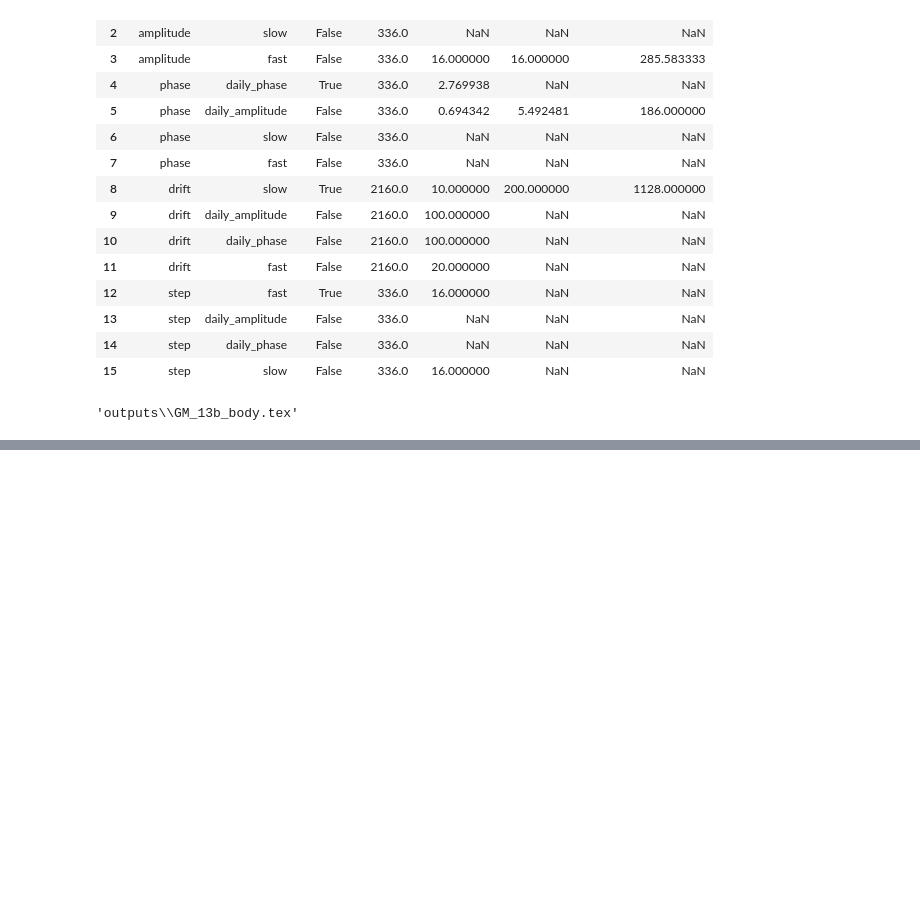
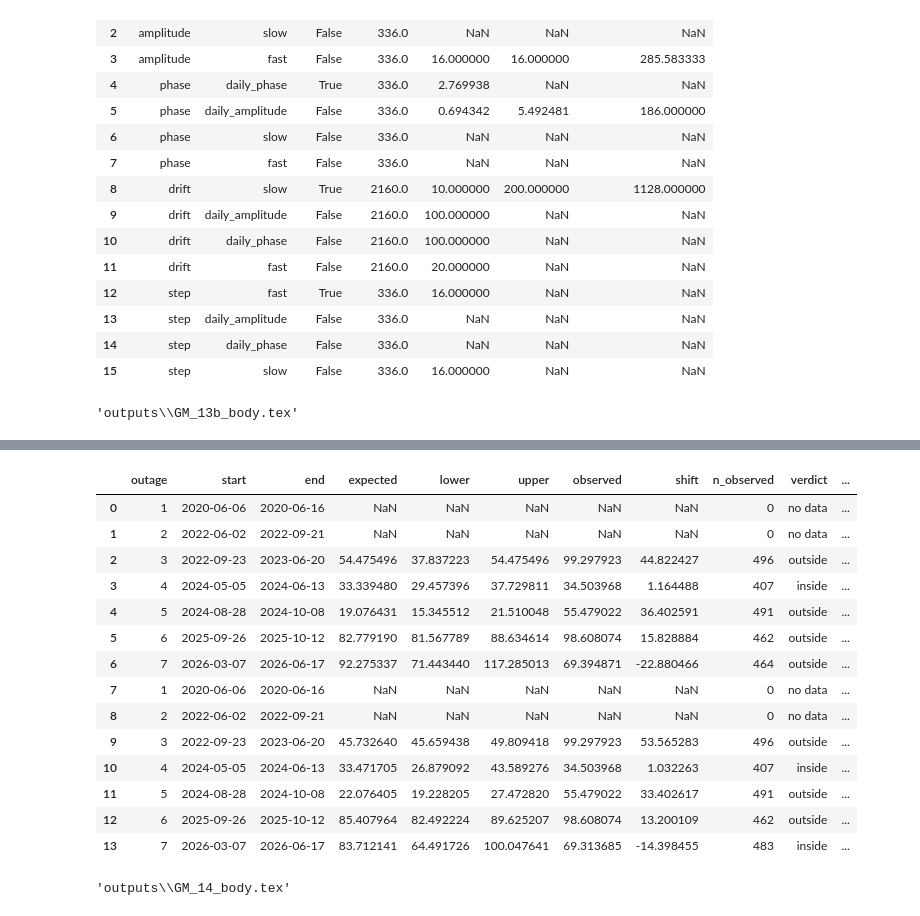
Before and after one commit to eugeniomoreira-iaud/neuralprophet-shm, a Jupyter notebook: studies/05_greybox_monitoring/greybox_monitoring_study.ipynb, the cells around one changed output, grey strips where cells are left out. Drawn from its saved outputs; the diff is of its cells as text; code cells hidden in the pictures; blank space fills up the shorter version.

```diff
--- a/studies/05_greybox_monitoring/greybox_monitoring_study.ipynb
+++ b/studies/05_greybox_monitoring/greybox_monitoring_study.ipynb
@@ -2088,0 +2122,40 @@ tables.write_table(thresholds, str(OUTPUT_DIR / 'GM_13b_body.tex'),
+# %%
+bridge_rows, bridge_paths = [], []
+for name in BRIDGE_SETS:
+    block = def_frames[name]
+    table, paths = prediction.outage_bridge(
+        None, block, OUTAGES, settle_days=OUTAGE_SETTLE_DAYS,
+        window_days=OUTAGE_WINDOW_DAYS, regressors=('tair', 'rh', 'sr'),
+        min_train=MIN_TRAIN, n_jobs=N_JOBS, epochs=EPOCHS, freq=NATIVE_FREQ,
+        growth='linear', n_changepoints=N_CHANGEPOINTS,
+        changepoints_range=CHANGEPOINTS_RANGE, trend_reg=TREND_REG,
+        yearly_order=YEARLY_ORDER, daily_order=DAILY_ORDER,
+        conditional_seasonality=CONDITIONS, quantiles=QUANTILES, seed=SEED,
+        learning_rate=LEARNING_RATE)
+    bridge_rows.append(table.assign(set=name))
+    bridge_paths.append(paths.assign(set=name))
+bridges = pd.concat(bridge_rows, ignore_index=True)
+display(bridges)
+bridges.to_csv(OUTPUT_DIR / 'GM_14_outage_bridges.csv', index=False)
+tables.write_table(bridges, str(OUTPUT_DIR / 'GM_14_body.tex'),
+                   [('set', tables.texttt), ('outage', 'd'),
+                    (tables.date_cell('start'), None), (tables.date_cell('end'), None),
+                    ('expected', '.1f'), ('observed', '.1f'), ('shift', '.1f'),
+                    ('lower', '.1f'), ('upper', '.1f'), ('verdict', tables.texttt)])
+# %% [output]
+|  | outage | start | end | expected | lower | upper | observed | shift | n_observed | verdict | ... |
+| 0 | 1 | 2020-06-06 | 2020-06-16 | NaN | NaN | NaN | NaN | NaN | 0 | no data | ... |
+| 1 | 2 | 2022-06-02 | 2022-09-21 | NaN | NaN | NaN | NaN | NaN | 0 | no data | ... |
+| 2 | 3 | 2022-09-23 | 2023-06-20 | 54.475496 | 37.837223 | 54.475496 | 99.297923 | 44.822427 | 496 | outside | ... |
+| 3 | 4 | 2024-05-05 | 2024-06-13 | 33.339480 | 29.457396 | 37.729811 | 34.503968 | 1.164488 | 407 | inside | ... |
+| 4 | 5 | 2024-08-28 | 2024-10-08 | 19.076431 | 15.345512 | 21.510048 | 55.479022 | 36.402591 | 491 | outside | ... |
+| 5 | 6 | 2025-09-26 | 2025-10-12 | 82.779190 | 81.567789 | 88.634614 | 98.608074 | 15.828884 | 462 | outside | ... |
+| 6 | 7 | 2026-03-07 | 2026-06-17 | 92.275337 | 71.443440 | 117.285013 | 69.394871 | -22.880466 | 464 | outside | ... |
+| 7 | 1 | 2020-06-06 | 2020-06-16 | NaN | NaN | NaN | NaN | NaN | 0 | no data | ... |
+| 8 | 2 | 2022-06-02 | 2022-09-21 | NaN | NaN | NaN | NaN | NaN | 0 | no data | ... |
+| 9 | 3 | 2022-09-23 | 2023-06-20 | 45.732640 | 45.659438 | 49.809418 | 99.297923 | 53.565283 | 496 | outside | ... |
+| 10 | 4 | 2024-05-05 | 2024-06-13 | 33.471705 | 26.879092 | 43.589276 | 34.503968 | 1.032263 | 407 | inside | ... |
+| 11 | 5 | 2024-08-28 | 2024-10-08 | 22.076405 | 19.228205 | 27.472820 | 55.479022 | 33.402617 | 491 | outside | ... |
+| 12 | 6 | 2025-09-26 | 2025-10-12 | 85.407964 | 82.492224 | 89.625207 | 98.608074 | 13.200109 | 462 | outside | ... |
+| 13 | 7 | 2026-03-07 | 2026-06-17 | 83.712141 | 64.491726 | 100.047641 | 69.313685 | -14.398455 | 483 | inside | ... |
+'outputs\\GM_14_body.tex'
```
Also changed, not shown: parts of 4 cells of this notebook, 1 other file.
